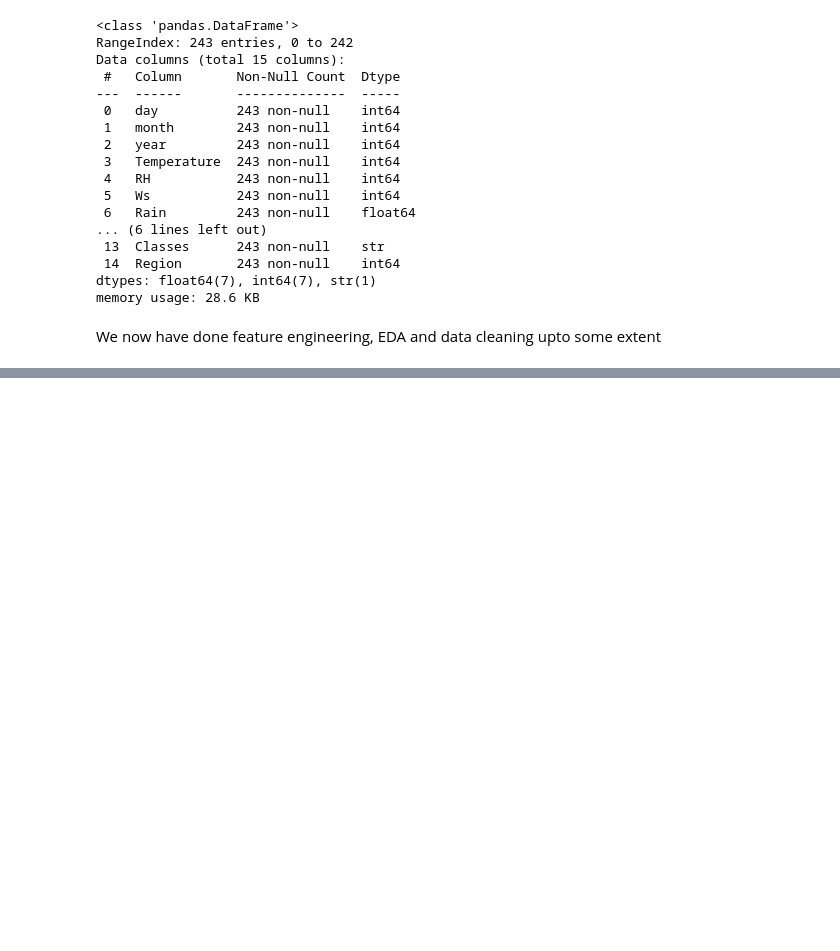
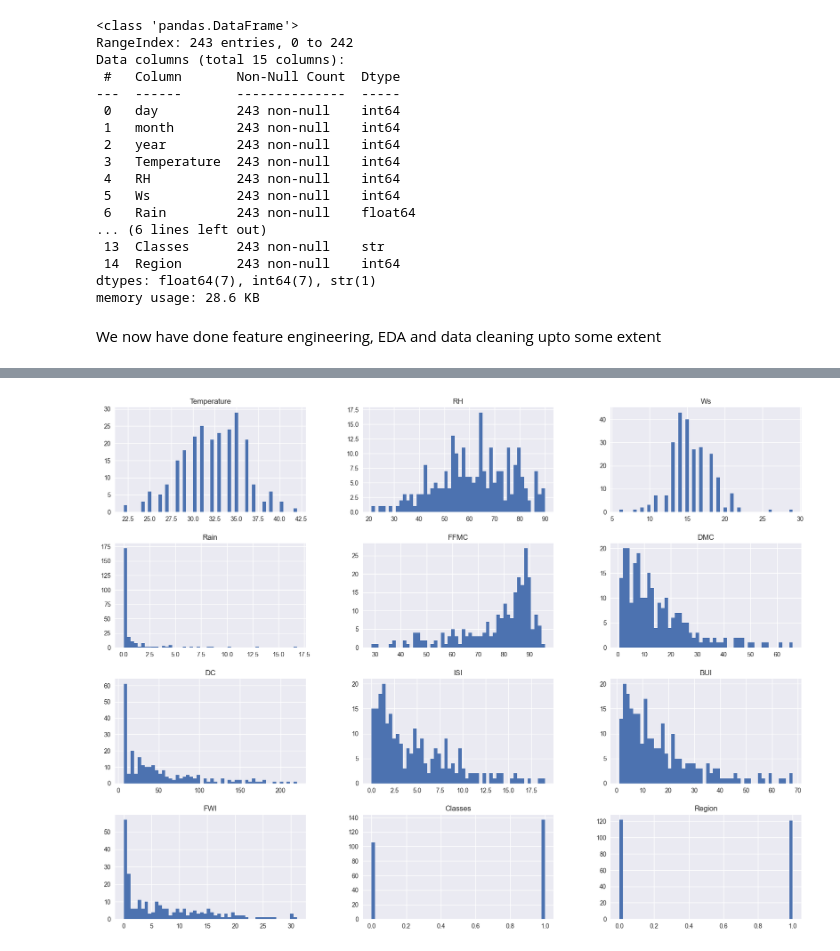
Before and after one commit to raj4aryan/ForestFire-Predictor, a Jupyter notebook: AlgerianForestFire.ipynb, the cells around one changed output, grey strips where cells are left out. Drawn from its saved outputs; the diff is of its cells as text; code cells hidden in the pictures; blank space fills up the shorter version.

```diff
--- a/AlgerianForestFire.ipynb
+++ b/AlgerianForestFire.ipynb
@@ -224,0 +297,6 @@ We now have done feature engineering, EDA and data cleaning upto some extent
+# %%
+plt.style.use('seaborn-v0_8')
+df.hist(bins = 50, figsize=(20, 15))
+plt.show()
+# %% [output]
+[figure, added]
```
Also changed, not shown: parts of 20 cells of this notebook, 1 other file.
